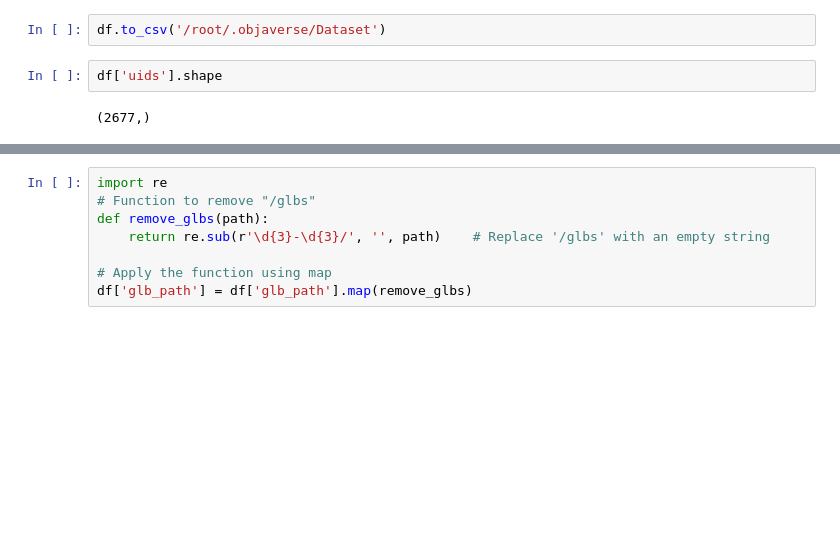
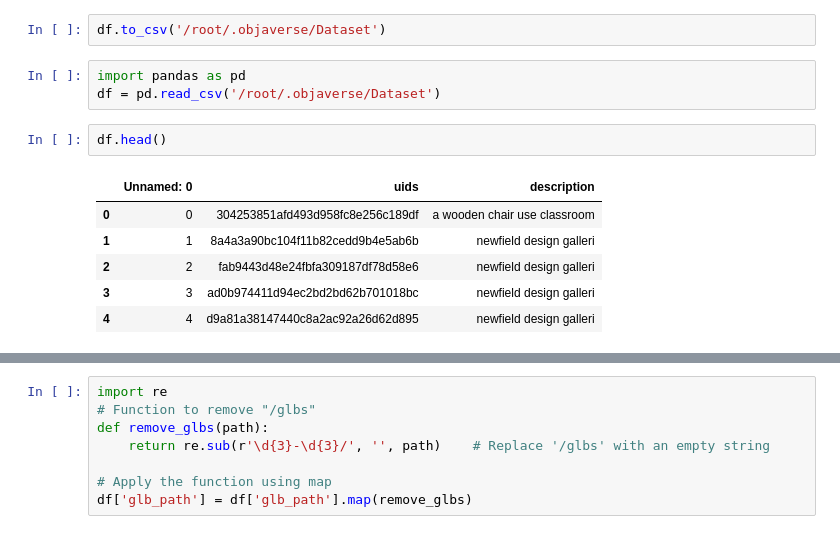
Before and after one commit to Rohit-Roby/Project, a Jupyter notebook: preprocessing.ipynb, the cells around one changed output, grey strips where cells are left out. Cells and saved outputs as stored; diff of their text form; blank space fills up the shorter version.

```diff
--- a/preprocessing.ipynb
+++ b/preprocessing.ipynb
@@ -170,10 +175,18 @@ df['description'].replace('', np.nan, inplace=True)
 df = df.dropna()
 # %%
 df.to_csv('/root/.objaverse/Dataset')
-# %%
-df['uids'].shape
-# %% [output]
-(2677,)
+# %%
+import pandas as pd
+df = pd.read_csv('/root/.objaverse/Dataset')
+# %%
+df.head()
+# %% [output]
+|  | Unnamed: 0 | uids | description |
+| 0 | 0 | 304253851afd493d958fc8e256c189df | a wooden chair use classroom |
+| 1 | 1 | 8a4a3a90bc104f11b82cedd9b4e5ab6b | newfield design galleri |
+| 2 | 2 | fab9443d48e24fbfa309187df78d58e6 | newfield design galleri |
+| 3 | 3 | ad0b974411d94ec2bd2bd62b701018bc | newfield design galleri |
+| 4 | 4 | d9a81a38147440c8a2ac92a26d62d895 | newfield design galleri |
 # %%
 processes = multiprocessing.cpu_count()
 processes
```
Also changed, not shown: parts of 52 cells of this notebook.
